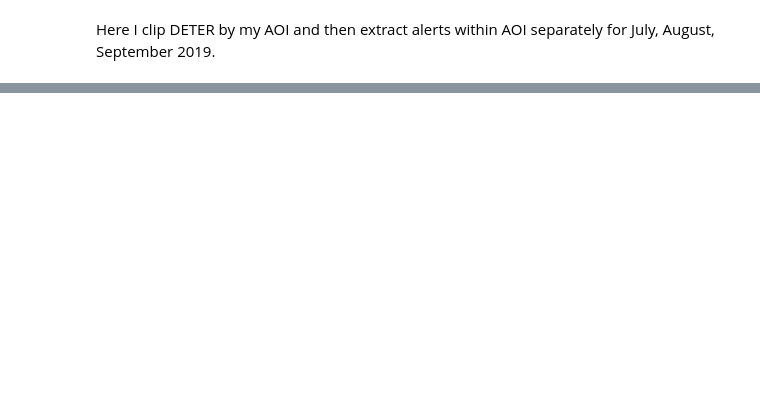
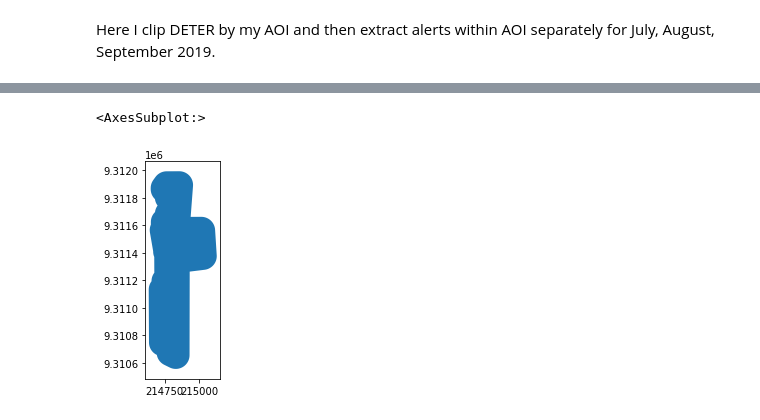
Before and after one commit to janpisl/deforestation, a Jupyter notebook: notebooks/alerts_EDA.ipynb, the cells around one changed output, grey strips where cells are left out. Saved outputs shown, nothing was run; the diff lists cells and outputs as text; code cells hidden in the pictures; blank space fills up the shorter version.

```diff
--- a/notebooks/alerts_EDA.ipynb
+++ b/notebooks/alerts_EDA.ipynb
@@ -79,0 +86,4 @@ print(np.unique(clipped_deter.year))
+# %%
+subset = clipped_deter[11:12]
+#32722 is UTM 22S which is the right UTM zone for this area
+subset = subset.to_crs(32722)
@@ -79,0 +109,5 @@ print(np.unique(clipped_deter.year))
+# %%
+subset.buffer(100).plot()
+# %% [output]
+<AxesSubplot:>
+[figure, added]
```
Also changed, not shown: parts of 12 cells of this notebook.
